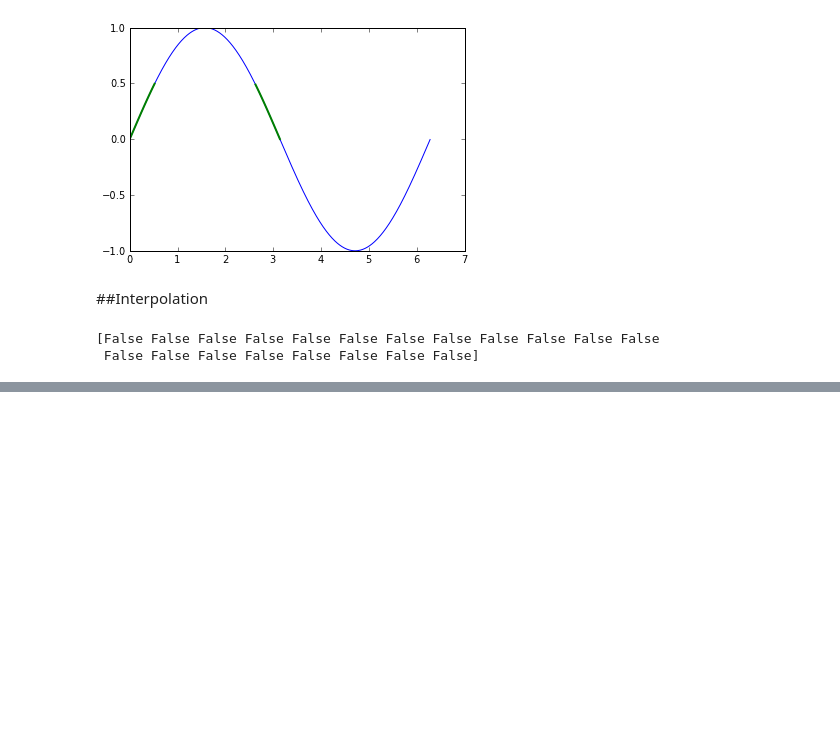
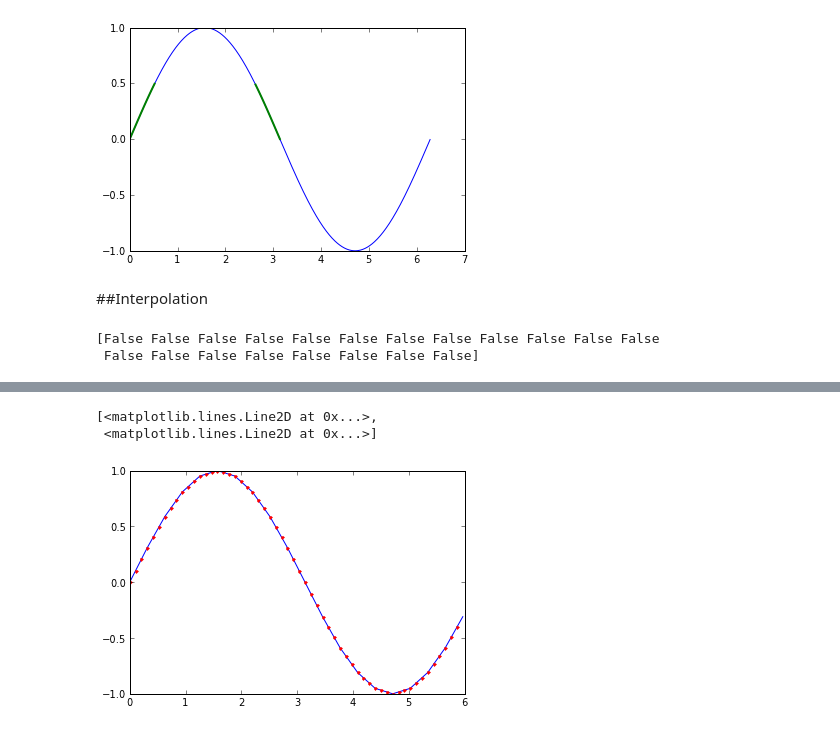
Before and after one commit to kbouch/PHYS202-S13, a Jupyter notebook: Week4/ThursdayNotes.ipynb, the cells around one changed output, grey strips where cells are left out. Cells and saved outputs as stored; diff of their text form; code cells hidden in the pictures; blank space fills up the shorter version.

```diff
--- a/Week4/ThursdayNotes.ipynb
+++ b/Week4/ThursdayNotes.ipynb
@@ -135,0 +151,9 @@ NameError: name 'Scipy' is not defined
+# %%
+theta_new = np.arange(0.,2*np.pi-(np.pi/10.),np.pi/30.)
+sin_new = interp1d(theta,np.sin(theta))(theta_new)
+
+plot(theta,np.sin(theta),'b-',theta_new,sin_new,'r.')
+# %% [output]
+[<matplotlib.lines.Line2D at 0x...>,
+ <matplotlib.lines.Line2D at 0x...>]
+[figure, added]
```
Also changed, not shown: parts of 9 cells of this notebook.
